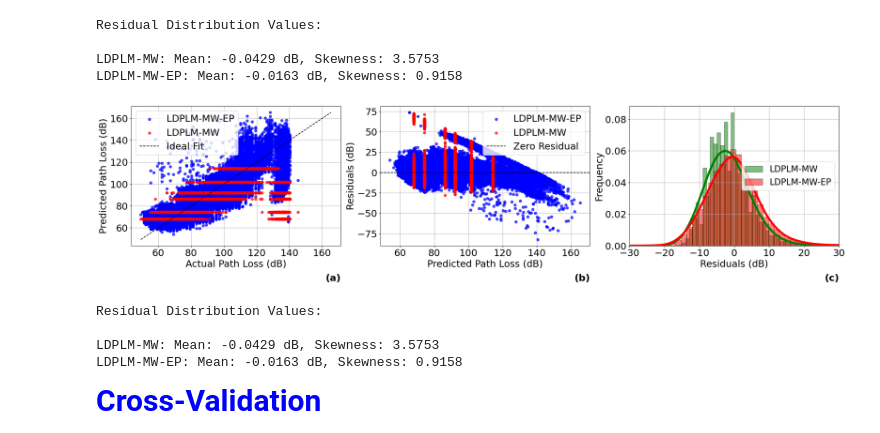
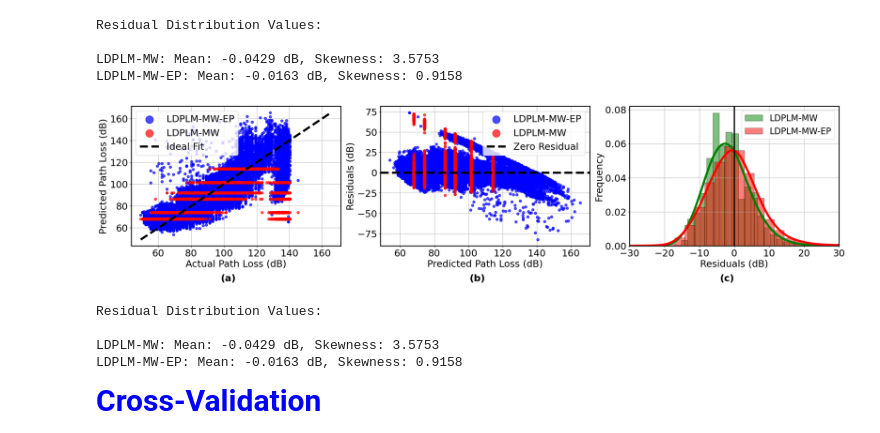
Before and after one commit to nahshonmokua/LoRaWAN-Indoor-Path-Loss-Modelling-with-MultiWall-Environment-Factors, a Jupyter notebook: LDPLM.ipynb, the cells around one changed output. Drawn from its saved outputs; the diff is of its cells as text; code cells hidden in the pictures.

Commit message:
Enhanced Plots - LDPLM

```diff
--- a/LDPLM.ipynb
+++ b/LDPLM.ipynb
@@ -445,6 +445,11 @@ LDPLM-MW-EP: Mean: -0.0163 dB, Skewness: 0.9158
 
 # Step 15, 16 & 17: Plot Actual vs Predicted Path Loss, Residual Analysis, and Histogram as Subplots
 fig, (ax1, ax2, ax3) = plt.subplots(1, 3, figsize=(24, 6))
+
+for ax in [ax1, ax2, ax3]:
+    for spine in ax.spines.values():
+        spine.set_edgecolor('black')
+        spine.set_linewidth(2)
 
 # Step 15: Plot Actual vs Predicted Path Loss on ax1
 # Plot LDPLM-MW-EP first in blue
@@ -455,67 +460,68 @@ ax1.scatter(PL_test_mw, PL_pred_mw, alpha=0.7, label='LDPLM-MW', color='red', zo
 ax1.plot(
     [min_PL, max_PL],
     [min_PL, max_PL],
-    'k--', label='Ideal Fit', zorder=4
+    'k--', label='Ideal Fit', zorder=4, linewidth=5
 )
 ax1.set_xlabel('Actual Path Loss (dB)', fontsize=22)
 ax1.set_ylabel('Predicted Path Loss (dB)', fontsize=22)
 # ax1.set_title('Actual vs Predicted Path Loss Comparison')
-ax1.legend(fontsize=22, loc='upper left')
+ax1.legend(fontsize=22, loc='upper left', markerscale=3)
 ax1.grid(True)
 ax1.tick_params(axis='both', which='major', labelsize=22)
-ax1.text(1, -0.2, '(a)', transform=ax1.transAxes, fontsize=22, fontweight='bold', va='top', ha='right')
+ax1.text(0.5, -0.2, '(a)', transform=ax1.transAxes, fontsize=22, fontweight='bold', va='top', ha='right')
 
 # Step 16: Residual Analysis - Residuals vs Predicted Path Loss on ax2
 # Plot LDPLM-MW-EP residuals first in blue
 ax2.scatter(PL_pred_ep, residuals_ep, alpha=0.7, label='LDPLM-MW-EP', color='blue', zorder=2)
 # Plot LDPLM-MW residuals last in red to appear in foreground
 ax2.scatter(PL_pred_mw, residuals_mw, alpha=0.7, label='LDPLM-MW', color='red', zorder=3)
-# Horizontal line at zero in black, highest zorder to appear on top
-ax2.axhline(0, color='k', linestyle='--', label='Zero Residual', zorder=4)
+# Zero Residual Line in black, highest zorder to appear on top
+ax2.axhline(0, color='k', linestyle='--', label='Zero Residual', zorder=4, linewidth=5)
 ax2.set_xlabel('Predicted Path Loss (dB)', fontsize=22)
 ax2.set_ylabel('Residuals (dB)', fontsize=22)
 # ax2.set_title('Residuals vs Predicted Path Loss Comparison')
-ax2.legend(fontsize=22, loc='upper right')
+ax2.legend(fontsize=22, loc='upper right', markerscale=3)
 ax2.grid(True)
 ax2.tick_params(axis='both', which='major', labelsize=22)
-ax2.text(1, -0.2, '(b)', transform=ax2.transAxes, fontsize=22, fontweight='bold', va='top', ha='right')
+ax2.text(0.5, -0.2, '(b)', transform=ax2.transAxes, fontsize=22, fontweight='bold', va='top', ha='right')
 
 # Step 17: Residual Analysis - Histogram of Residuals on ax3
 # Plot histogram for LDPLM-MW
-ax3.hist(residuals_mw, bins=100, alpha=0.5, label='LDPLM-MW', color='green', edgecolor='k', density=True)
+ax3.hist(residuals_mw, bins=55, alpha=0.5, label='LDPLM-MW', color='green', edgecolor='k', density=True)
 # Plot histogram for LDPLM-MW-EP with density normalization
-ax3.hist(residuals_ep, bins=100, alpha=0.5, label='LDPLM-MW-EP', color='red', edgecolor='k', density=True)
+ax3.hist(residuals_ep, bins=55, alpha=0.5, label='LDPLM-MW-EP', color='red', edgecolor='k', density=True)
 # KDE plots using Seaborn
 sns.kdeplot(residuals_mw, color='green', bw_adjust=3, ax=ax3, linewidth=5)
 sns.kdeplot(residuals_ep, color='red', bw_adjust=3, ax=ax3, linewidth=5)
 
+ax3.axvline(0, color='black', linestyle='-', linewidth=3)
 ax3.set_xlabel('Residuals (dB)', fontsize=22)
 ax3.set_ylabel('Frequency', fontsize=22)
 # ax3.set_title('Histogram of Residuals Comparison')
 ax3.set_xlim(-30, 30)  # Set x-axis limits
-ax3.legend(fontsize=20, loc='center right')
+ax3.legend(fontsize=20, loc='upper right')
 ax3.grid(True)
 ax3.tick_params(axis='both', which='major', labelsize=22)
-ax3.text(1, -0.2, '(c)', transform=ax3.transAxes, fontsize=22, fontweight='bold', va='top', ha='right')
+ax3.text(0.5, -0.2, '(c)', transform=ax3.transAxes, fontsize=22, fontweight='bold', va='top', ha='right')
 
 # Adjust layout to prevent overlapping
 plt.tight_layout()
 # Save the combined figure
 plt.savefig('../all_data_files/All_Plots_as_Subplots.png', dpi=1000)
 plt.show()
 
 # Residual Distribution Values
 resid_mean_mw = round(residuals_mw.mean(), 4)
 resid_skew_mw = round(residuals_mw.skew(), 4)
 
 resid_mean_ep = round(residuals_ep.mean(), 4)
 resid_skew_ep = round(residuals_ep.skew(), 4)
 
 print(f'\nResidual Distribution Values:')
 print(f'\nLDPLM-MW: Mean: {resid_mean_mw} dB, Skewness: {resid_skew_mw}')
 print(f'LDPLM-MW-EP: Mean: {resid_mean_ep} dB, Skewness: {resid_skew_ep}')
 # %% [output]
-[figure, old version]
+[figure, new version]
 Residual Distribution Values:
 
 LDPLM-MW: Mean: -0.0429 dB, Skewness: 3.5753
```
